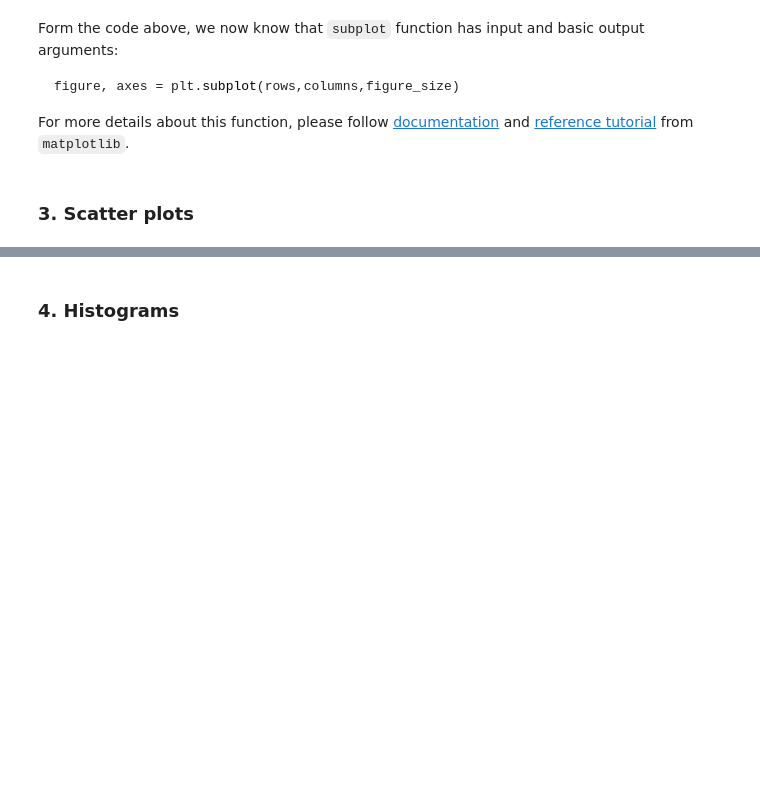
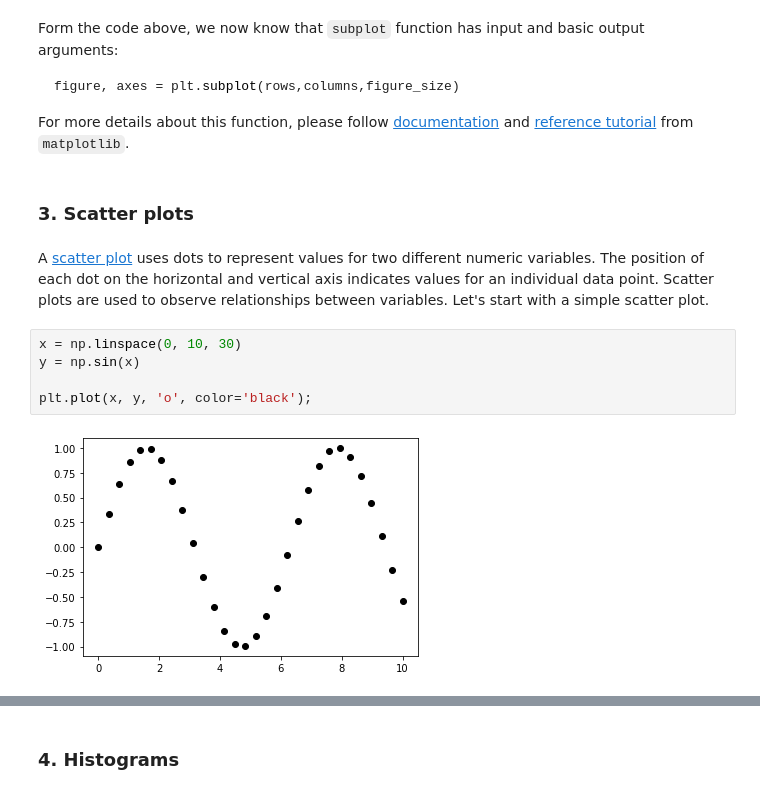
Before and after one commit to ytu-cvlab/mce-51069, a Jupyter notebook: _notebooks/2020-12-16-week1-day3.ipynb, the cells around one changed output, grey strips where cells are left out. Cells and saved outputs as stored; diff of their text form; blank space fills up the shorter version.

```diff
--- a/_notebooks/2020-12-16-week1-day3.ipynb
+++ b/_notebooks/2020-12-16-week1-day3.ipynb
@@ -266,3 +289,12 @@ figure, axes = plt.subplot(rows,columns,figure_size)
 For more details about this function, please follow [documentation](https://matplotlib.org/3.3.3/api/_as_gen/matplotlib.pyplot.subplots.html) and [reference tutorial](https://matplotlib.org/3.3.3/gallery/subplots_axes_and_figures/subplot.html#sphx-glr-gallery-subplots-axes-and-figures-subplot-py) from `matplotlib`.
 # %% [markdown]
 ### 3. Scatter plots
+# %% [markdown]
+A [scatter plot](https://chartio.com/learn/charts/what-is-a-scatter-plot/) uses dots to represent values for two different numeric variables. The position of each dot on the horizontal and vertical axis indicates values for an individual data point. Scatter plots are used to observe relationships between variables. Let's start with a simple scatter plot.
+# %%
+x = np.linspace(0, 10, 30)
+y = np.sin(x)
+
+plt.plot(x, y, 'o', color='black');
+# %% [output]
+[figure, added]
```
Also changed, not shown: parts of 14 cells of this notebook.
